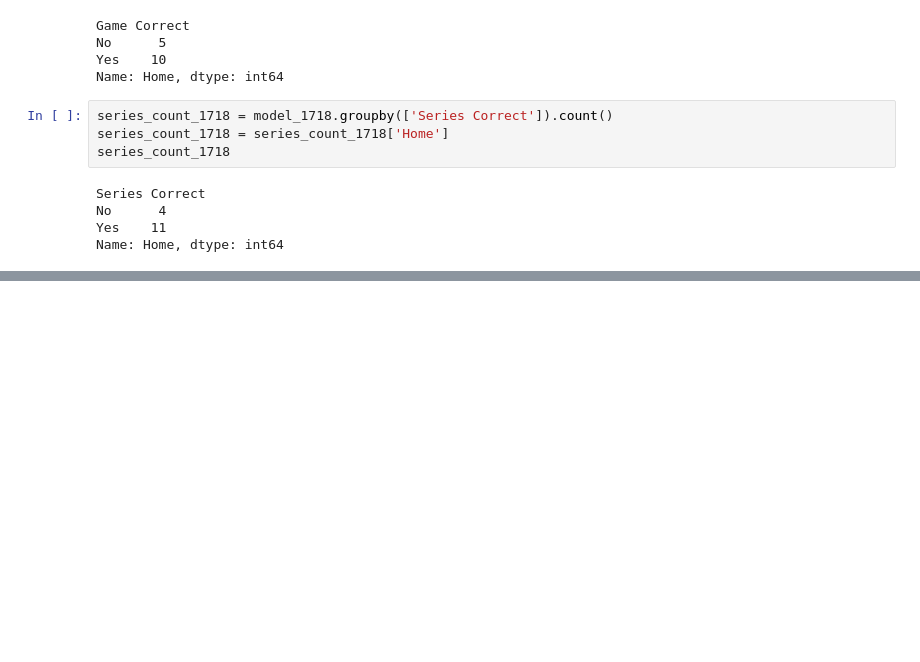
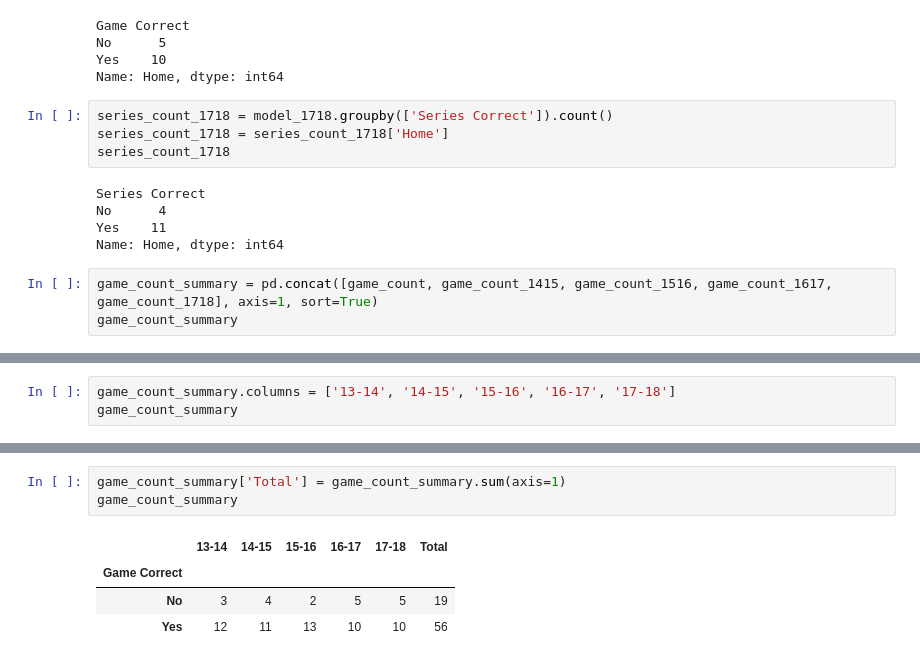
Before and after one commit to rwjenks/Final, a Jupyter notebook: Tim_Files/NBA_Test_Results.ipynb, the cells around one changed output, grey strips where cells are left out. Cells and saved outputs as stored; diff of their text form; blank space fills up the shorter version.

Commit message:
add summary comparison tables

```diff
--- a/Tim_Files/NBA_Test_Results.ipynb
+++ b/Tim_Files/NBA_Test_Results.ipynb
@@ -1285,3 +1285,6 @@ Series Correct
 No      4
 Yes    11
 Name: Home, dtype: int64
+# %%
+game_count_summary = pd.concat([game_count, game_count_1415, game_count_1516, game_count_1617, game_count_1718], axis=1, sort=True)
+game_count_summary
@@ -1287,0 +1296,3 @@ Name: Home, dtype: int64
+# %%
+game_count_summary.columns = ['13-14', '14-15', '15-16', '16-17', '17-18']
+game_count_summary
@@ -1287,0 +1320,8 @@ Name: Home, dtype: int64
+# %%
+game_count_summary['Total'] = game_count_summary.sum(axis=1)
+game_count_summary
+# %% [output]
+|  | 13-14 | 14-15 | 15-16 | 16-17 | 17-18 | Total |
+| Game Correct |  |  |  |  |  |  |
+| No | 3 | 4 | 2 | 5 | 5 | 19 |
+| Yes | 12 | 11 | 13 | 10 | 10 | 56 |
```
Also changed, not shown: parts of 6 cells of this notebook.
